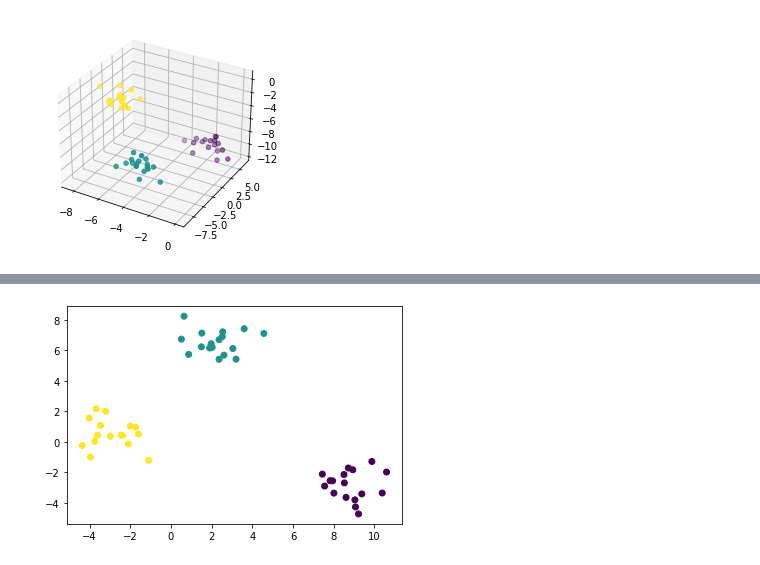
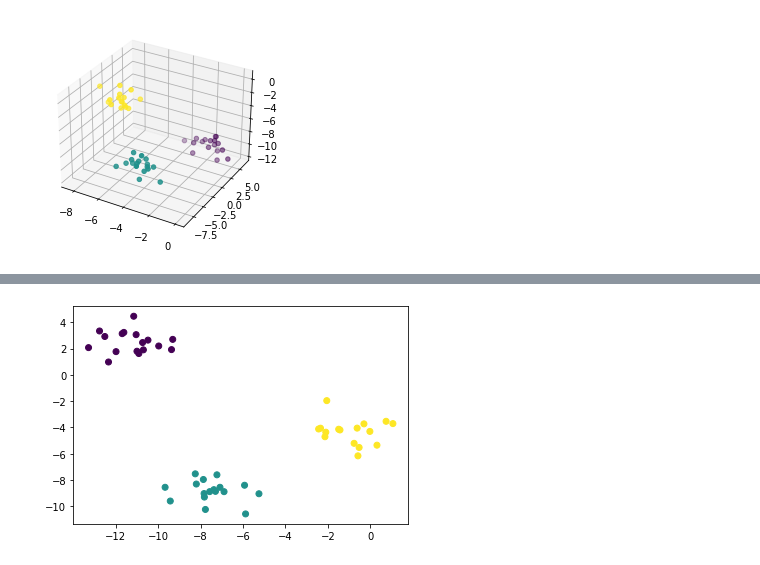
Before and after one commit to LakeYin/SAE-Pipe, a Jupyter notebook: examples/toy_example.ipynb, the cells around one changed output, grey strips where cells are left out. Saved outputs shown, nothing was run; the diff lists cells and outputs as text; code cells hidden in the pictures.

```diff
--- a/examples/toy_example.ipynb
+++ b/examples/toy_example.ipynb
@@ -20,7 +20,6 @@ from tensorflow.keras import Sequential
 from tensorflow.keras.layers import Dense
 
 model = Sequential()
-model.add(Dense(10))
 model.add(Dense(2))
 
 difference = lambda a, b: norm(a - b)
@@ -52 +51 @@ Total loss: 480.8893127441406
-[figure, old version]
+[figure, new version]
```
Also changed, not shown: parts of 1 cell of this notebook.
